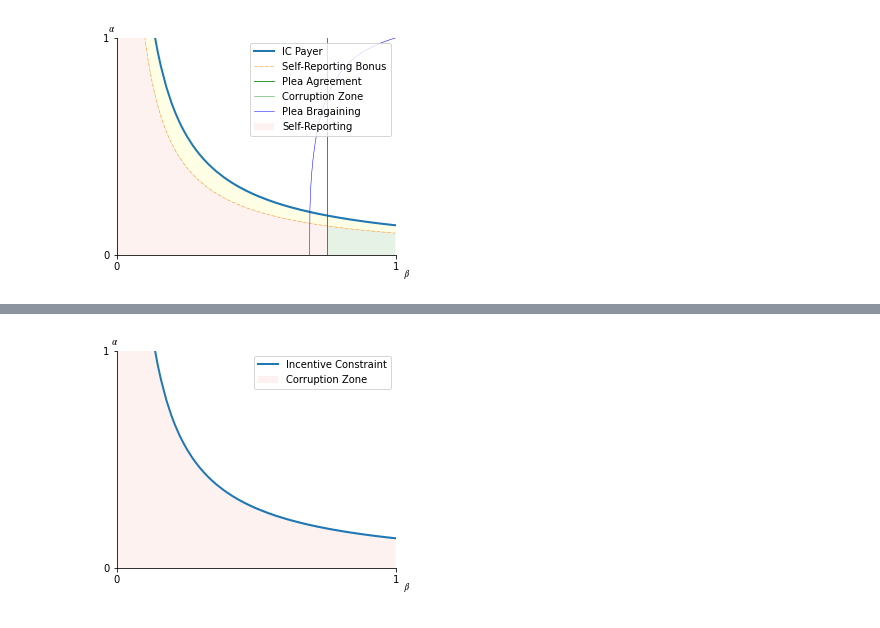
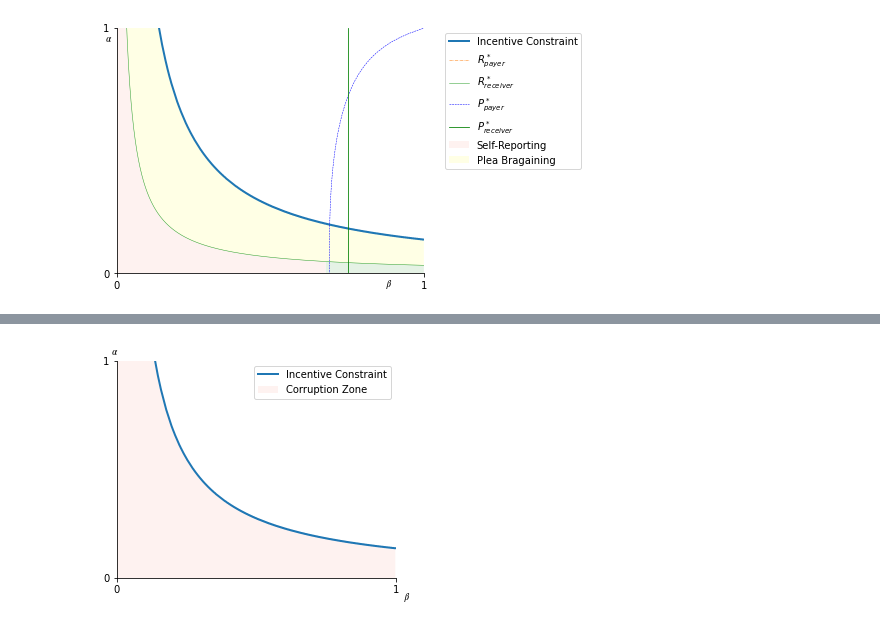
Before and after one commit to caxaxa/Chacha_PhD_Projects, a Jupyter notebook: Incentive_Curves.ipynb, the cells around one changed output, grey strips where cells are left out. Saved outputs shown, nothing was run; the diff lists cells and outputs as text; code cells hidden in the pictures.

```diff
--- a/Incentive_Curves.ipynb
+++ b/Incentive_Curves.ipynb
@@ -93,7 +64,7 @@ def get_IC_star(R_star,P_star):
     plt.show()
 # %%
-get_IC_star(-.5,.5)
+get_IC_star(1000,-.6,.5)
 # %% [output]
-[figure, old version]
+[figure, new version]
 # %%
 ((((0.5*(f))/gamma)+(a))/(a+f))
```
Also changed, not shown: parts of 8 cells of this notebook.
